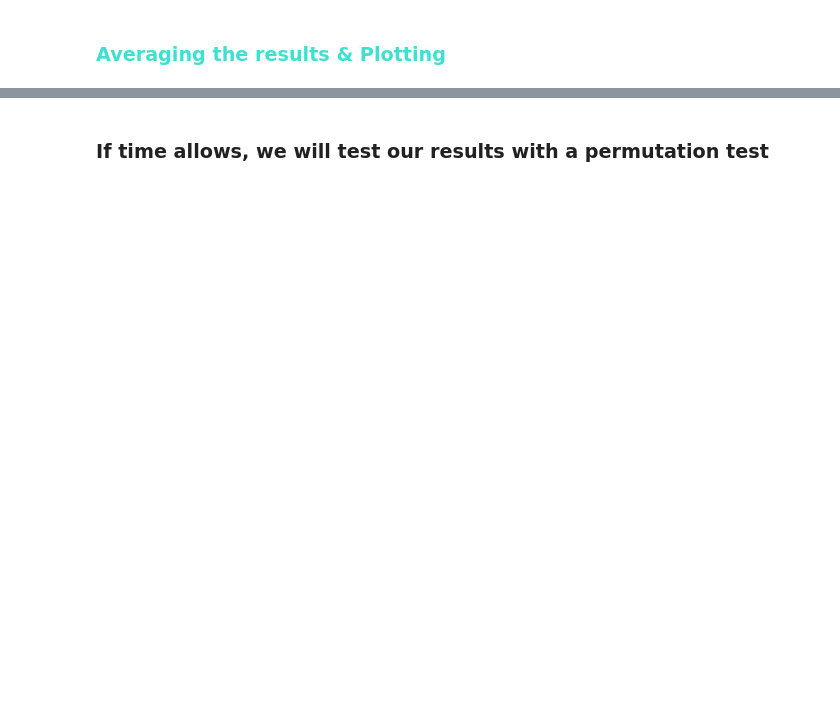
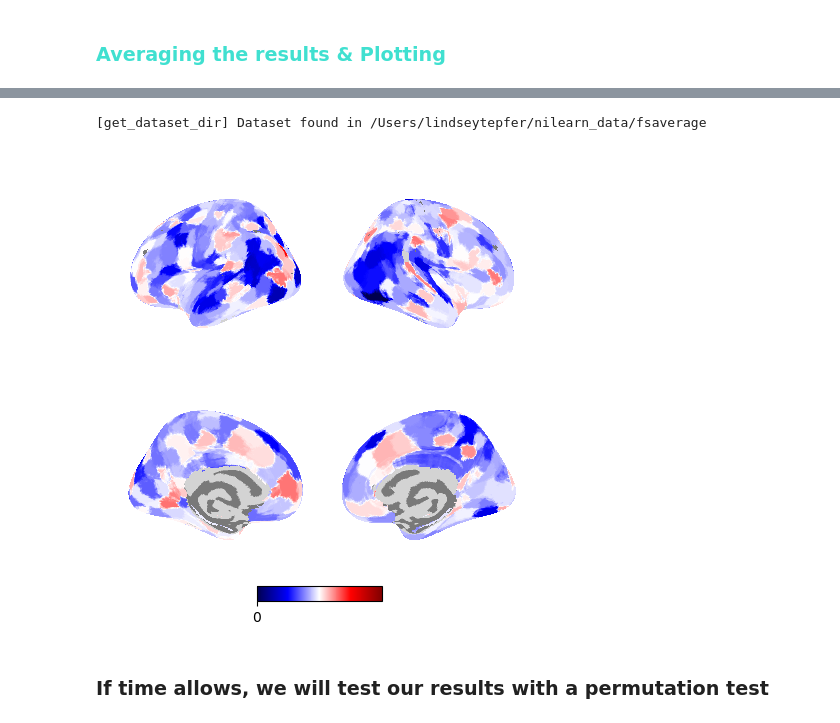
Before and after one commit to lindseytepfer/internal_narratives, a Jupyter notebook: analysis/is-rsa.ipynb, the cells around one changed output, grey strips where cells are left out. Saved outputs shown, nothing was run; the diff lists cells and outputs as text; code cells hidden in the pictures; blank space fills up the shorter version.

```diff
--- a/analysis/is-rsa.ipynb
+++ b/analysis/is-rsa.ipynb
@@ -213,2 +238,31 @@ plotting.show()
+# %%
+atlas = nb.load(schaefer_atlas.maps) # .maps provides the path to the map
+atlas_data = atlas.get_fdata()
+affine = atlas.affine
+
+mapped_data = np.zeros_like(atlas_data)
+mapped_data[atlas_data == 0] = np.nan # mark
+unique_regions = np.unique(atlas_data)[1:]
+
+for i, region in enumerate(unique_regions):
+    mapped_data[atlas_data == region] = nim_avg[i]
+
+nim_corr_img = nb.Nifti1Image(mapped_data, affine)
+nb.save(nim_corr_img, 'nim_corr_map.nii.gz')
+# %%
+plotting.plot_img_on_surf(nim_corr_img,
+    "fsaverage", inflate=True,
+    views=['lateral', 'medial'],  # Hemispheric views to display
+    hemispheres=['left', 'right'],  # Both hemispheres
+    #threshold=0.05,  # Highlight significant p-values
+    cmap='seismic',  # Colormap (e.g., 'viridis', 'coolwarm')
+    colorbar=True,  # Show colorbar
+    # vmin=0, vmax=.4, #removing these options to let it be automatic
+)
+
+plotting.show()
+# %% [output]
+[get_dataset_dir] Dataset found in /Users/lindseytepfer/nilearn_data/fsaverage
+[figure, added]
 # %% [markdown]
 ### If time allows, we will test our results with a permutation test
```
Also changed, not shown: parts of 11 cells of this notebook, 4 other files.
